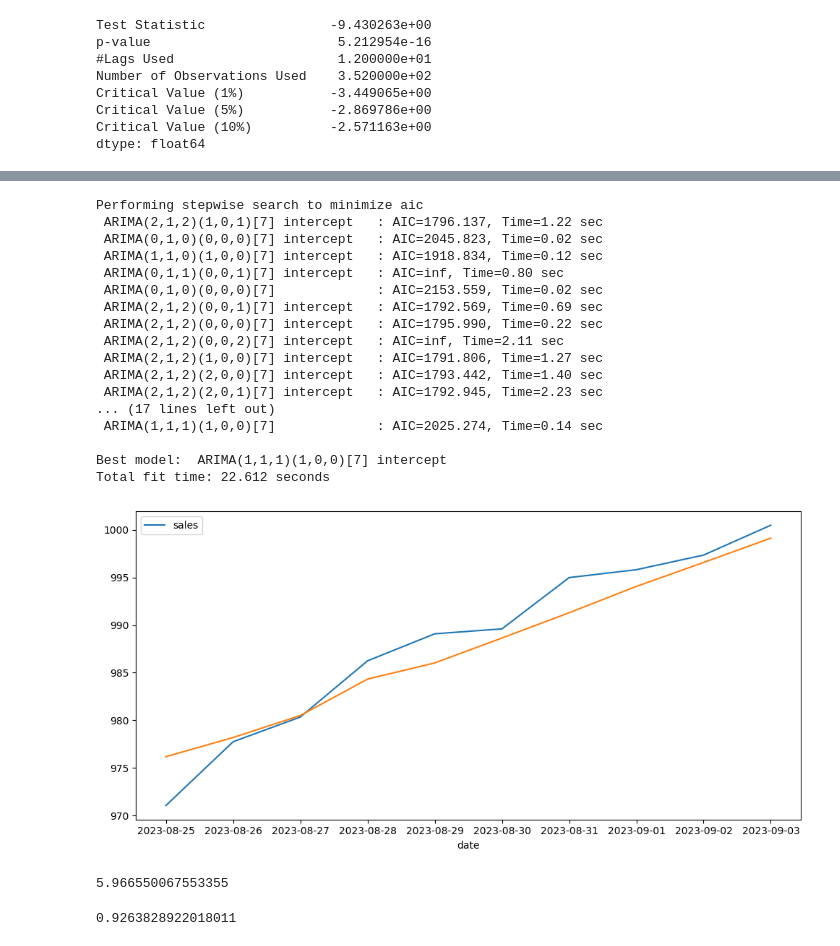
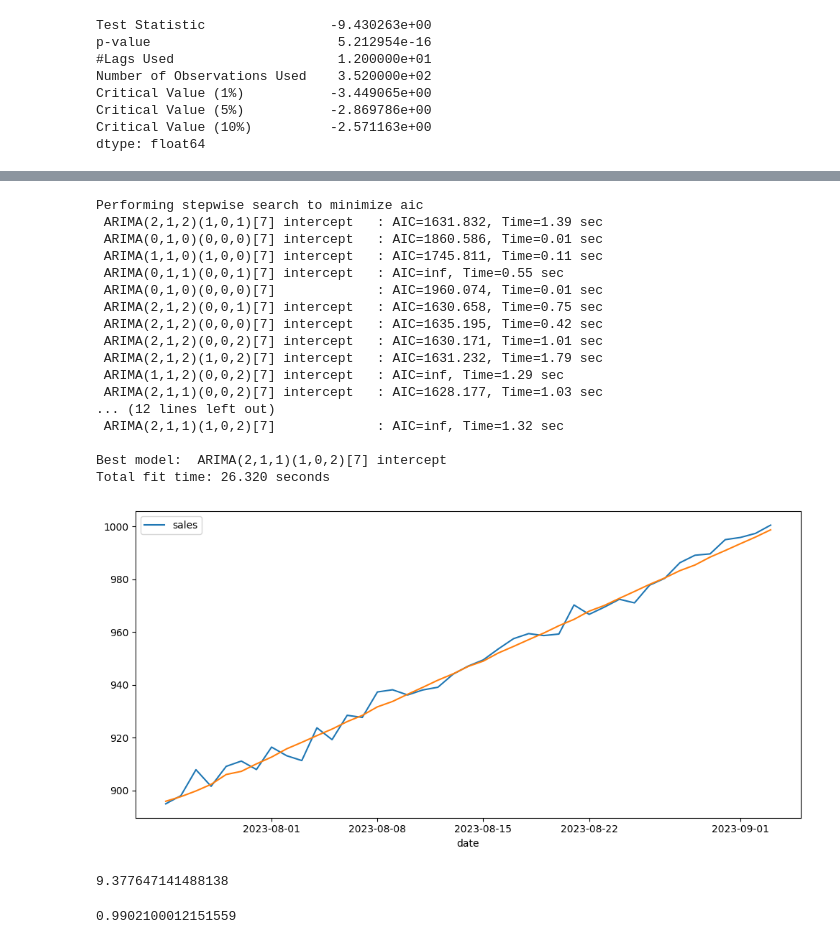
Before and after one commit to PabloTSuarez/Series_temporales_PTS, a Jupyter notebook: src/explore.ipynb, the cells around one changed output, grey strips where cells are left out. Cells and saved outputs as stored; diff of their text form; code cells hidden in the pictures.

```diff
--- a/src/explore.ipynb
+++ b/src/explore.ipynb
@@ -272,43 +275,43 @@ r2_score(test_df,forecast)
 # %%
-train_df = df[df.index<pd.to_datetime('2023-08-25').date()]
-test_df = df[df.index>=pd.to_datetime('2023-08-25').date()]
+train_df = df[df.index<pd.to_datetime('2023-07-25').date()]
+test_df = df[df.index>=pd.to_datetime('2023-07-25').date()]
 
 model = auto_arima(train_df,seasonal=True,trace=True,m=7)
-forecast = model.predict(10)
+forecast = model.predict(len(test_df))
 
 plt.subplots(figsize=(10,5))
 sns.lineplot(data=test_df)
 sns.lineplot(data=forecast)
 
 plt.tight_layout()
 plt.show()
 # %% [output]
 Performing stepwise search to minimize aic
- ARIMA(2,1,2)(1,0,1)[7] intercept   : AIC=1796.137, Time=1.22 sec
- ARIMA(0,1,0)(0,0,0)[7] intercept   : AIC=2045.823, Time=0.02 sec
- ARIMA(1,1,0)(1,0,0)[7] intercept   : AIC=1918.834, Time=0.12 sec
- ARIMA(0,1,1)(0,0,1)[7] intercept   : AIC=inf, Time=0.80 sec
- ARIMA(0,1,0)(0,0,0)[7]             : AIC=2153.559, Time=0.02 sec
- ARIMA(2,1,2)(0,0,1)[7] intercept   : AIC=1792.569, Time=0.69 sec
- ARIMA(2,1,2)(0,0,0)[7] intercept   : AIC=1795.990, Time=0.22 sec
- ARIMA(2,1,2)(0,0,2)[7] intercept   : AIC=inf, Time=2.11 sec
- ARIMA(2,1,2)(1,0,0)[7] intercept   : AIC=1791.806, Time=1.27 sec
- ARIMA(2,1,2)(2,0,0)[7] intercept   : AIC=1793.442, Time=1.40 sec
- ARIMA(2,1,2)(2,0,1)[7] intercept   : AIC=1792.945, Time=2.23 sec
-... (17 lines left out)
- ARIMA(1,1,1)(1,0,0)[7]             : AIC=2025.274, Time=0.14 sec
+ ARIMA(2,1,2)(1,0,1)[7] intercept   : AIC=1631.832, Time=1.39 sec
+ ARIMA(0,1,0)(0,0,0)[7] intercept   : AIC=1860.586, Time=0.01 sec
+ ARIMA(1,1,0)(1,0,0)[7] intercept   : AIC=1745.811, Time=0.11 sec
+ ARIMA(0,1,1)(0,0,1)[7] intercept   : AIC=inf, Time=0.55 sec
+ ARIMA(0,1,0)(0,0,0)[7]             : AIC=1960.074, Time=0.01 sec
+ ARIMA(2,1,2)(0,0,1)[7] intercept   : AIC=1630.658, Time=0.75 sec
+ ARIMA(2,1,2)(0,0,0)[7] intercept   : AIC=1635.195, Time=0.42 sec
+ ARIMA(2,1,2)(0,0,2)[7] intercept   : AIC=1630.171, Time=1.01 sec
+ ARIMA(2,1,2)(1,0,2)[7] intercept   : AIC=1631.232, Time=1.79 sec
+ ARIMA(1,1,2)(0,0,2)[7] intercept   : AIC=inf, Time=1.29 sec
+ ARIMA(2,1,1)(0,0,2)[7] intercept   : AIC=1628.177, Time=1.03 sec
+... (12 lines left out)
+ ARIMA(2,1,1)(1,0,2)[7]             : AIC=inf, Time=1.32 sec
 
-Best model:  ARIMA(1,1,1)(1,0,0)[7] intercept
-Total fit time: 22.612 seconds
+Best model:  ARIMA(2,1,1)(1,0,2)[7] intercept
+Total fit time: 26.320 seconds
-[figure, old version]
+[figure, new version]
 # %%
 mean_squared_error(test_df,forecast)
 # %% [output]
-5.966550067553355
+9.377647141488138
 # %%
 r2_score(test_df,forecast)
 # %% [output]
-0.9263828922018011
+0.9902100012151559
 # %%
 from pickle import dump
 
```
Also changed, not shown: parts of 8 cells of this notebook, 1 other file.
